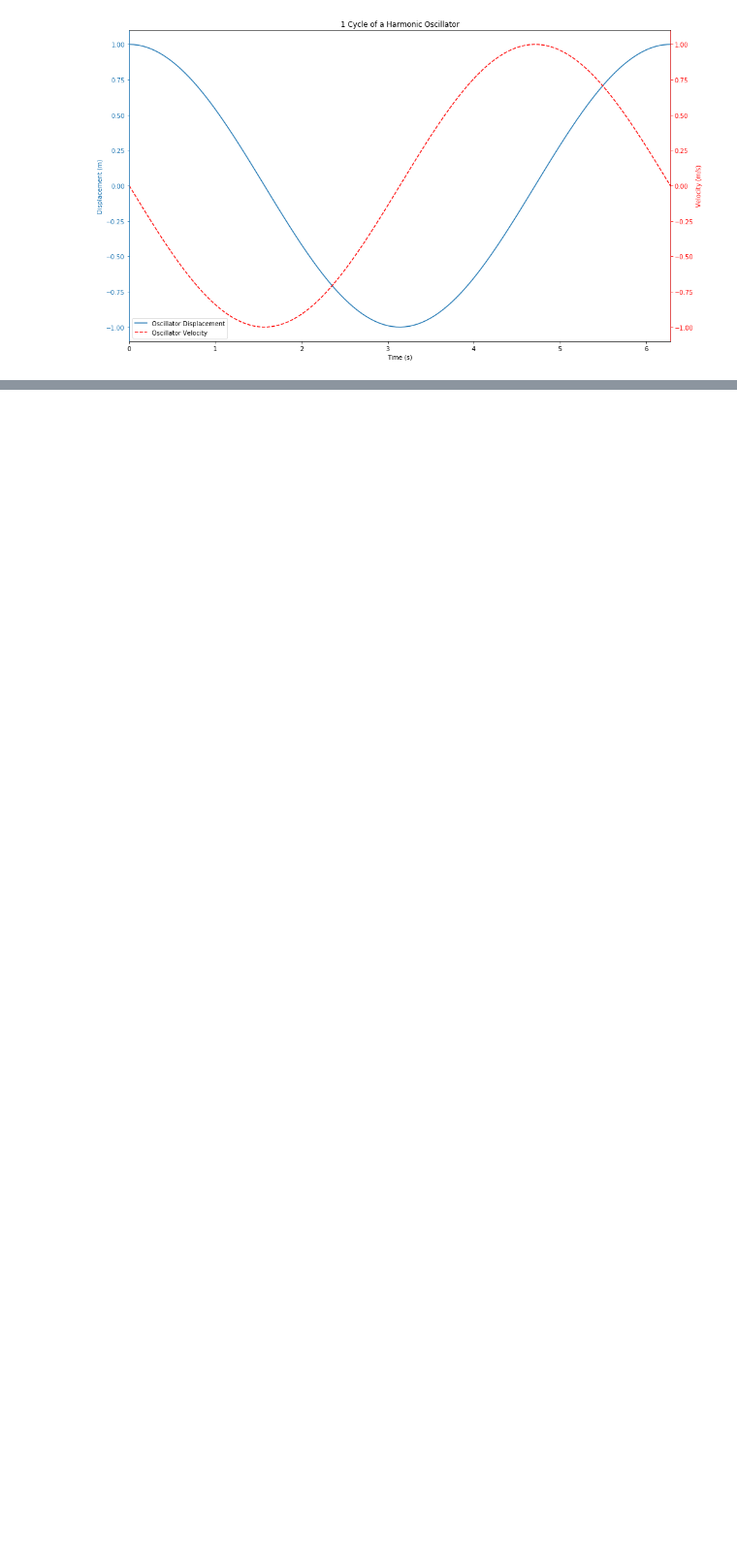
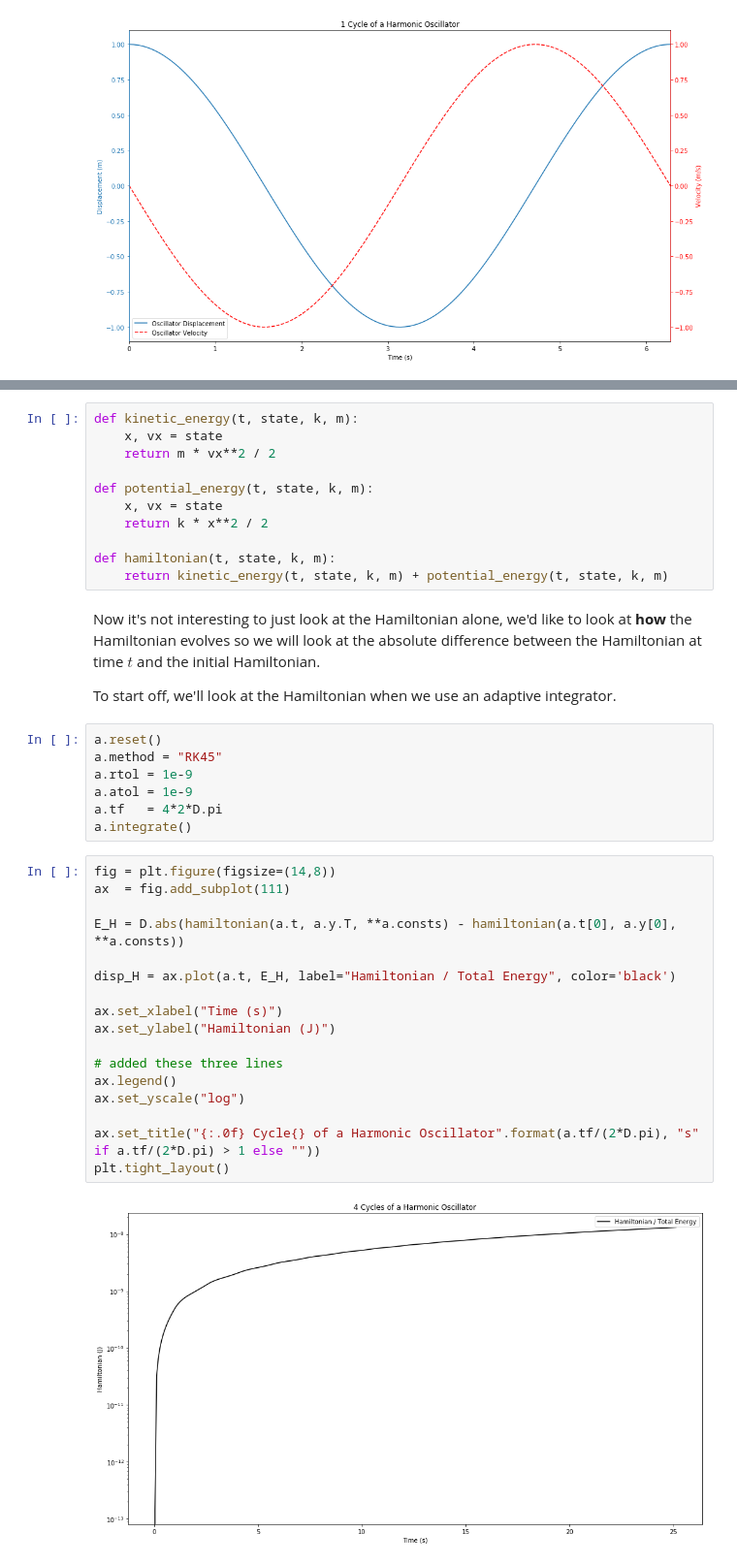
Before and after one commit to Microno95/desolver, a Jupyter notebook: docs/examples/numpy/Example 1 - NumPy - Simple Harmonic Oscillator.ipynb, the cells around one changed output, grey strips where cells are left out. Shown: that part at 97% size. Saved outputs shown, nothing was run; the diff lists cells and outputs as text; blank space fills up the shorter version.

Commit message:
Updated example with a blurb on symplectic integration and Hamiltonians.

```diff
--- a/docs/examples/numpy/Example 1 - NumPy - Simple Harmonic Oscillator.ipynb
+++ b/docs/examples/numpy/Example 1 - NumPy - Simple Harmonic Oscillator.ipynb
@@ -274,0 +281,41 @@ plt.tight_layout()
+# %%
+def kinetic_energy(t, state, k, m):
+    x, vx = state
+    return m * vx**2 / 2
+
+def potential_energy(t, state, k, m):
+    x, vx = state
+    return k * x**2 / 2
+
+def hamiltonian(t, state, k, m):
+    return kinetic_energy(t, state, k, m) + potential_energy(t, state, k, m)
+# %% [markdown]
+Now it's not interesting to just look at the Hamiltonian alone, we'd like to look at **how** the Hamiltonian evolves so we will look at the absolute difference between the Hamiltonian at time $t$ and the initial Hamiltonian.
+
+To start off, we'll look at the Hamiltonian when we use an adaptive integrator.
+# %%
+a.reset()
+a.method = "RK45"
+a.rtol = 1e-9
+a.atol = 1e-9
+a.tf   = 4*2*D.pi
+a.integrate()
+# %%
+fig = plt.figure(figsize=(14,8))
+ax  = fig.add_subplot(111)
+
+E_H = D.abs(hamiltonian(a.t, a.y.T, **a.consts) - hamiltonian(a.t[0], a.y[0], **a.consts))
+
+disp_H = ax.plot(a.t, E_H, label="Hamiltonian / Total Energy", color='black')
+
+ax.set_xlabel("Time (s)")
+ax.set_ylabel("Hamiltonian (J)")
+
+# added these three lines
+ax.legend()
+ax.set_yscale("log")
+
+ax.set_title("{:.0f} Cycle{} of a Harmonic Oscillator".format(a.tf/(2*D.pi), "s" if a.tf/(2*D.pi) > 1 else ""))
+plt.tight_layout()
+# %% [output]
+[figure, added]
```
Also changed, not shown: parts of 9 cells of this notebook.
